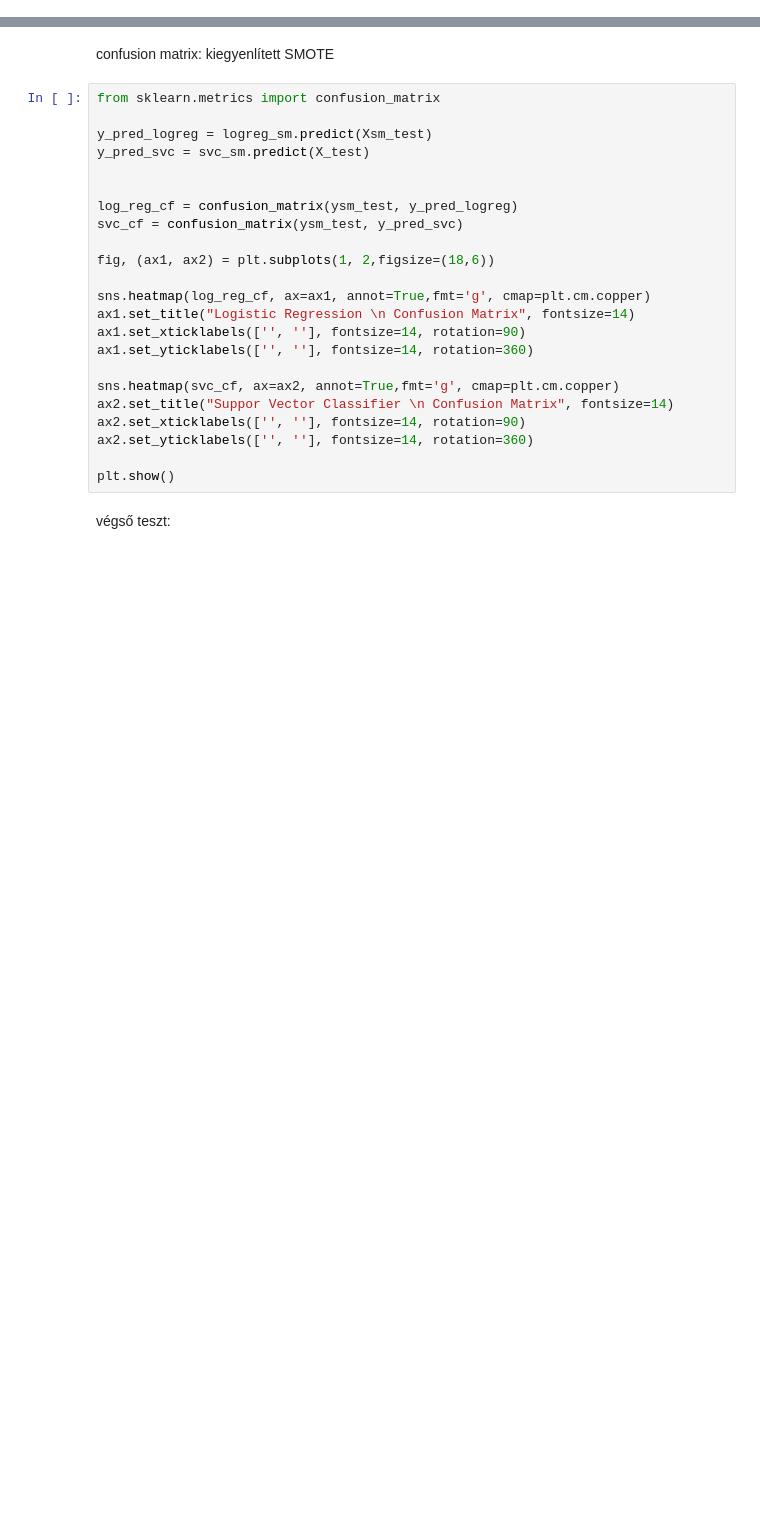
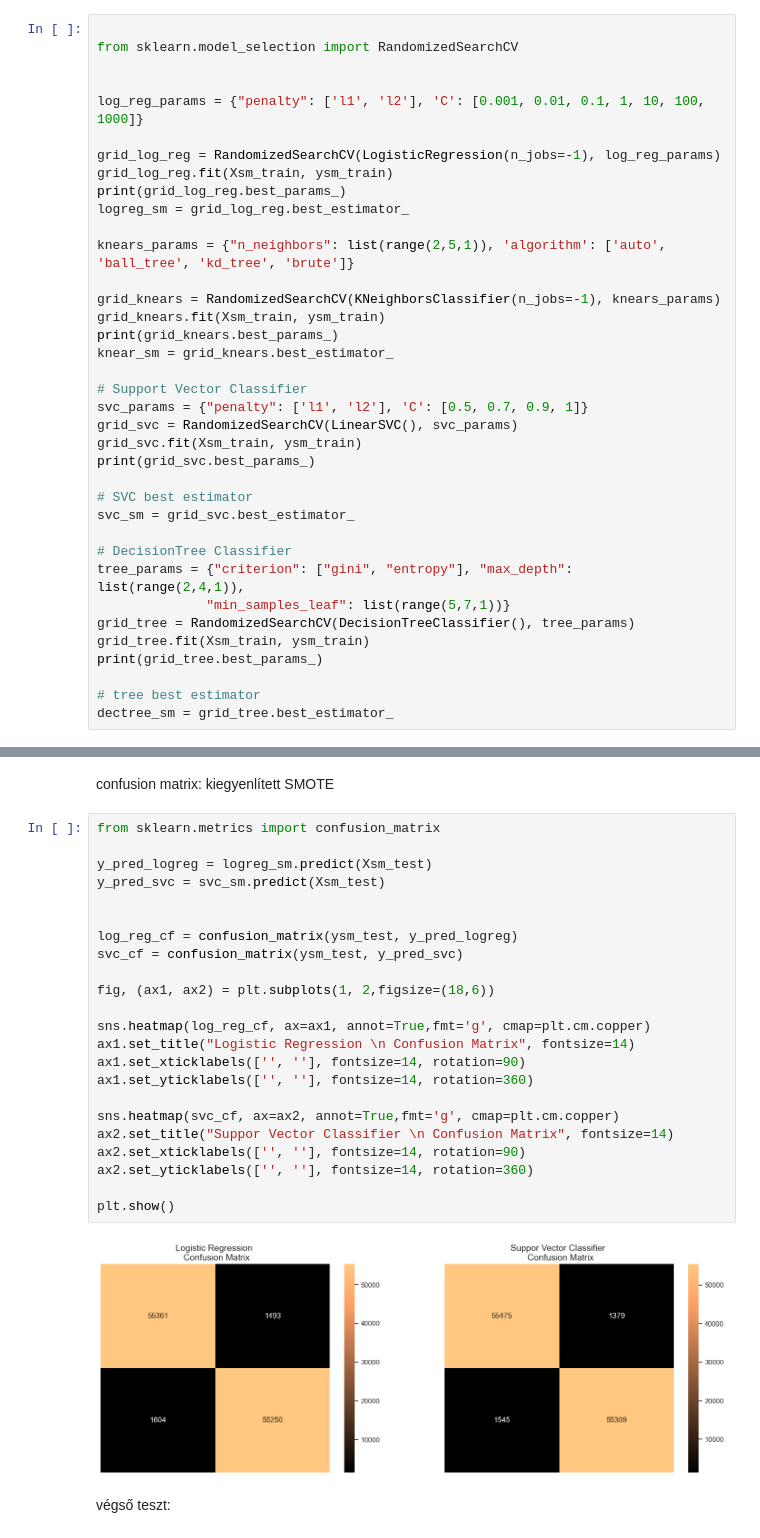
Before and after one commit to allmannd/syntheticdata, a Jupyter notebook: smote.ipynb, the cells around one changed output, grey strips where cells are left out. Saved outputs shown, nothing was run; the diff lists cells and outputs as text; blank space fills up the shorter version.

```diff
--- a/smote.ipynb
+++ b/smote.ipynb
@@ -175,0 +142,37 @@ from sklearn.model_selection import GridSearchCV
+# %%
+
+from sklearn.model_selection import RandomizedSearchCV
+
+
+log_reg_params = {"penalty": ['l1', 'l2'], 'C': [0.001, 0.01, 0.1, 1, 10, 100, 1000]}
+
+grid_log_reg = RandomizedSearchCV(LogisticRegression(n_jobs=-1), log_reg_params)
+grid_log_reg.fit(Xsm_train, ysm_train)
+print(grid_log_reg.best_params_)
+logreg_sm = grid_log_reg.best_estimator_
+
+knears_params = {"n_neighbors": list(range(2,5,1)), 'algorithm': ['auto', 'ball_tree', 'kd_tree', 'brute']}
+
+grid_knears = RandomizedSearchCV(KNeighborsClassifier(n_jobs=-1), knears_params)
+grid_knears.fit(Xsm_train, ysm_train)
+print(grid_knears.best_params_)
+knear_sm = grid_knears.best_estimator_
+
+# Support Vector Classifier
+svc_params = {"penalty": ['l1', 'l2'], 'C': [0.5, 0.7, 0.9, 1]}
+grid_svc = RandomizedSearchCV(LinearSVC(), svc_params)
+grid_svc.fit(Xsm_train, ysm_train)
+print(grid_svc.best_params_)
+
+# SVC best estimator
+svc_sm = grid_svc.best_estimator_
+
+# DecisionTree Classifier
+tree_params = {"criterion": ["gini", "entropy"], "max_depth": list(range(2,4,1)),
+              "min_samples_leaf": list(range(5,7,1))}
+grid_tree = RandomizedSearchCV(DecisionTreeClassifier(), tree_params)
+grid_tree.fit(Xsm_train, ysm_train)
+print(grid_tree.best_params_)
+
+# tree best estimator
+dectree_sm = grid_tree.best_estimator_
@@ -220,26 +259,28 @@ confusion matrix: kiegyenlített SMOTE
 # %%
 from sklearn.metrics import confusion_matrix
 
 y_pred_logreg = logreg_sm.predict(Xsm_test)
-y_pred_svc = svc_sm.predict(X_test)
+y_pred_svc = svc_sm.predict(Xsm_test)
 
 
 log_reg_cf = confusion_matrix(ysm_test, y_pred_logreg)
 svc_cf = confusion_matrix(ysm_test, y_pred_svc)
 
 fig, (ax1, ax2) = plt.subplots(1, 2,figsize=(18,6))
 
 sns.heatmap(log_reg_cf, ax=ax1, annot=True,fmt='g', cmap=plt.cm.copper)
 ax1.set_title("Logistic Regression \n Confusion Matrix", fontsize=14)
 ax1.set_xticklabels(['', ''], fontsize=14, rotation=90)
 ax1.set_yticklabels(['', ''], fontsize=14, rotation=360)
 
 sns.heatmap(svc_cf, ax=ax2, annot=True,fmt='g', cmap=plt.cm.copper)
 ax2.set_title("Suppor Vector Classifier \n Confusion Matrix", fontsize=14)
 ax2.set_xticklabels(['', ''], fontsize=14, rotation=90)
 ax2.set_yticklabels(['', ''], fontsize=14, rotation=360)
 
 plt.show()
+# %% [output]
+[figure, added]
 # %% [markdown]
 végső teszt:
 # %%
```
Also changed, not shown: parts of 20 cells of this notebook, 1 other file.
